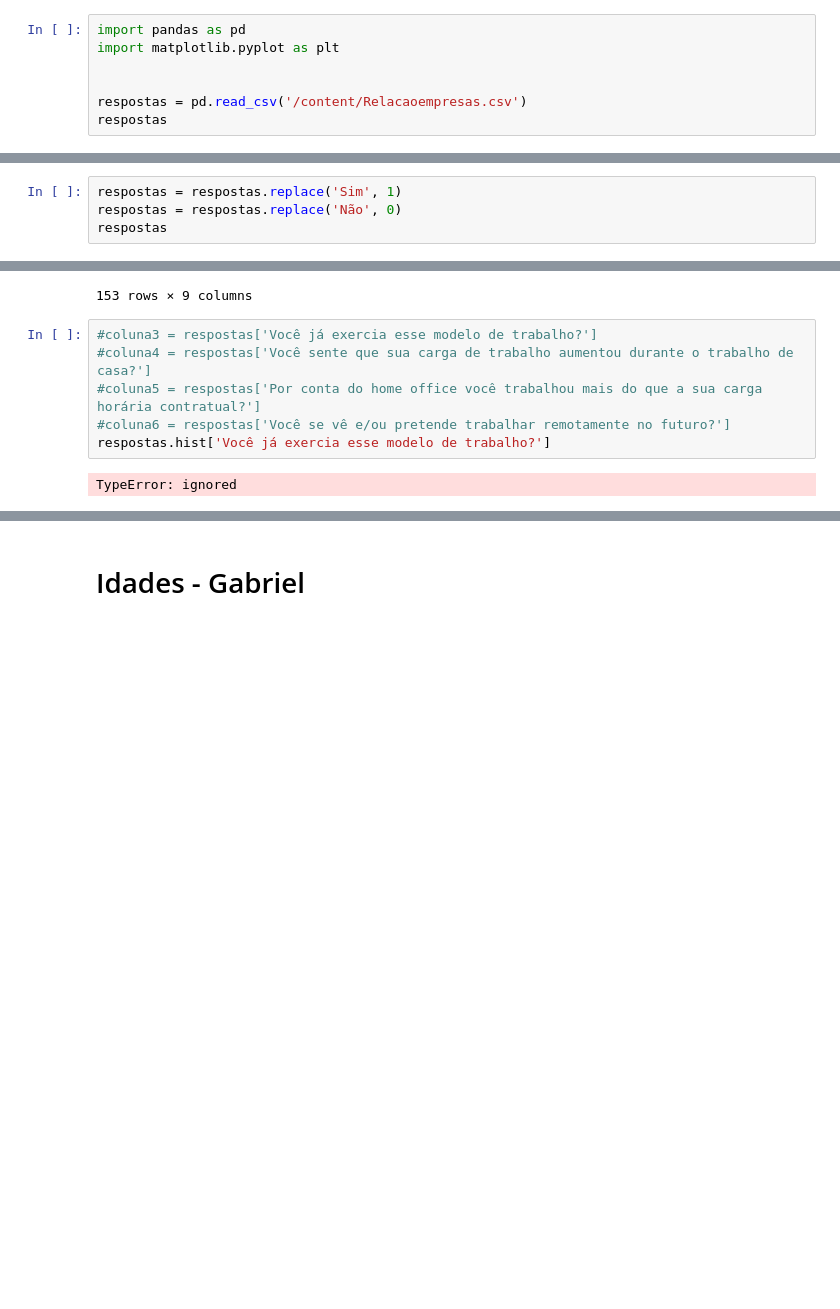
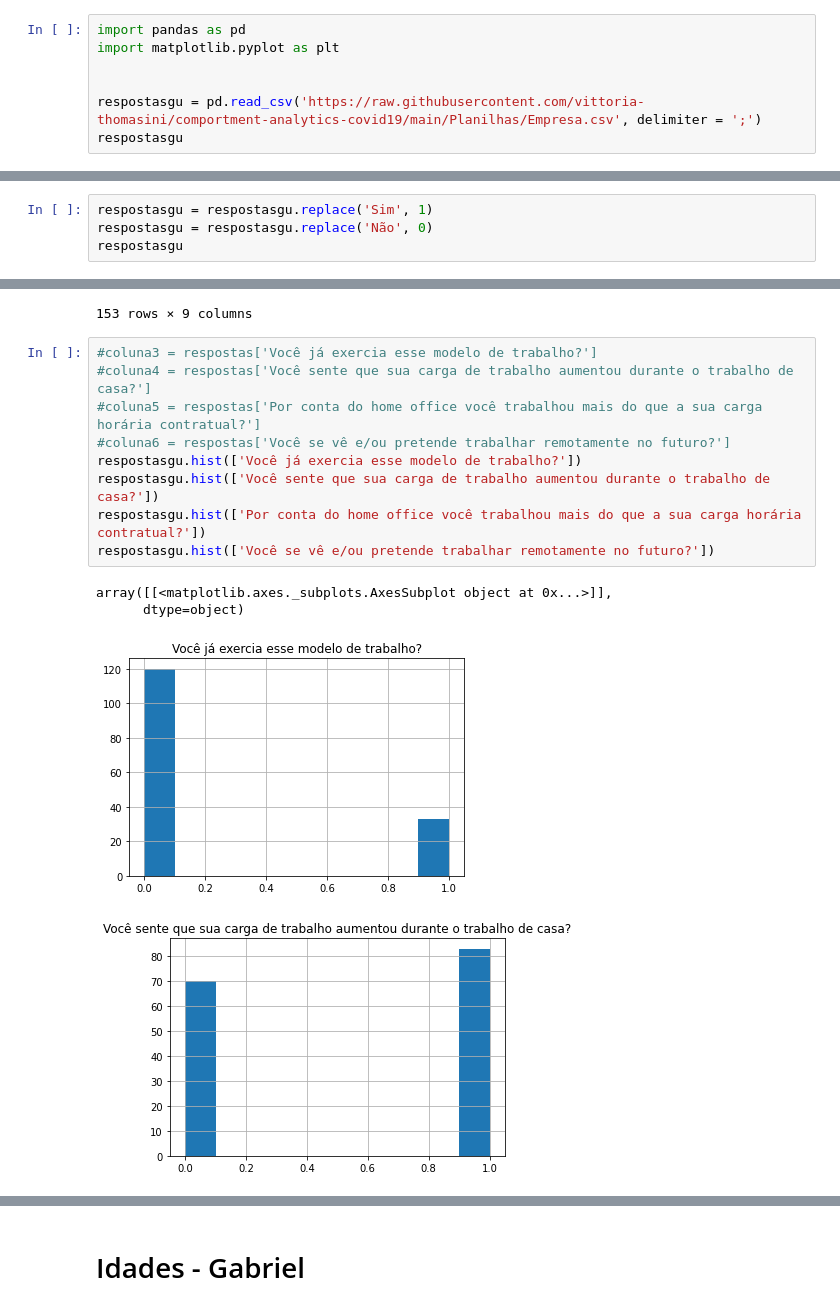
Before and after one commit to vittoria-thomasini/comportment-analytics-covid19, a Jupyter notebook: ProjetoCovid19.ipynb, the cells around one changed output, grey strips where cells are left out. Cells and saved outputs as stored; diff of their text form; blank space fills up the shorter version.

```diff
--- a/ProjetoCovid19.ipynb
+++ b/ProjetoCovid19.ipynb
@@ -114,5 +119,5 @@ import pandas as pd
 import matplotlib.pyplot as plt
 
 
-respostas = pd.read_csv('/content/Relacaoempresas.csv')
-respostas
+respostasgu = pd.read_csv('https://raw.githubusercontent.com/vittoria-thomasini/comportment-analytics-covid19/main/Planilhas/Empresa.csv', delimiter = ';')
+respostasgu
@@ -119,7 +138,7 @@ respostas
 # %%
-respostas = respostas.replace('Sim', 1)
-respostas = respostas.replace('Não', 0)
-respostas
+respostasgu = respostasgu.replace('Sim', 1)
+respostasgu = respostasgu.replace('Não', 0)
+respostasgu
 # %% [output]
 |  | Qual sua Idade? | Você trabalhou de casa durante a ... | Você já exercia esse modelo de tr... | Você sente que sua carga de traba... | ... |
 | 0 | Entre 18 e 25 anos | 1 | 0 | 0 | ... |
@@ -137,8 +156,14 @@ respostas
 # %%
 #coluna3 = respostas['Você já exercia esse modelo de trabalho?']
 #coluna4 = respostas['Você sente que sua carga de trabalho aumentou durante o trabalho de casa?']
 #coluna5 = respostas['Por conta do home office você trabalhou mais do que a sua carga horária contratual?']
 #coluna6 = respostas['Você se vê e/ou pretende trabalhar remotamente no futuro?']
-respostas.hist['Você já exercia esse modelo de trabalho?']
+respostasgu.hist(['Você já exercia esse modelo de trabalho?'])
+respostasgu.hist(['Você sente que sua carga de trabalho aumentou durante o trabalho de casa?'])
+respostasgu.hist(['Por conta do home office você trabalhou mais do que a sua carga horária contratual?'])
+respostasgu.hist(['Você se vê e/ou pretende trabalhar remotamente no futuro?'])
 # %% [output]
-TypeError: ignored
+array([[<matplotlib.axes._subplots.AxesSubplot object at 0x...>]],
+      dtype=object)
+[figure, added]
+[figure, added]
```
Also changed, not shown: parts of 27 cells of this notebook.
